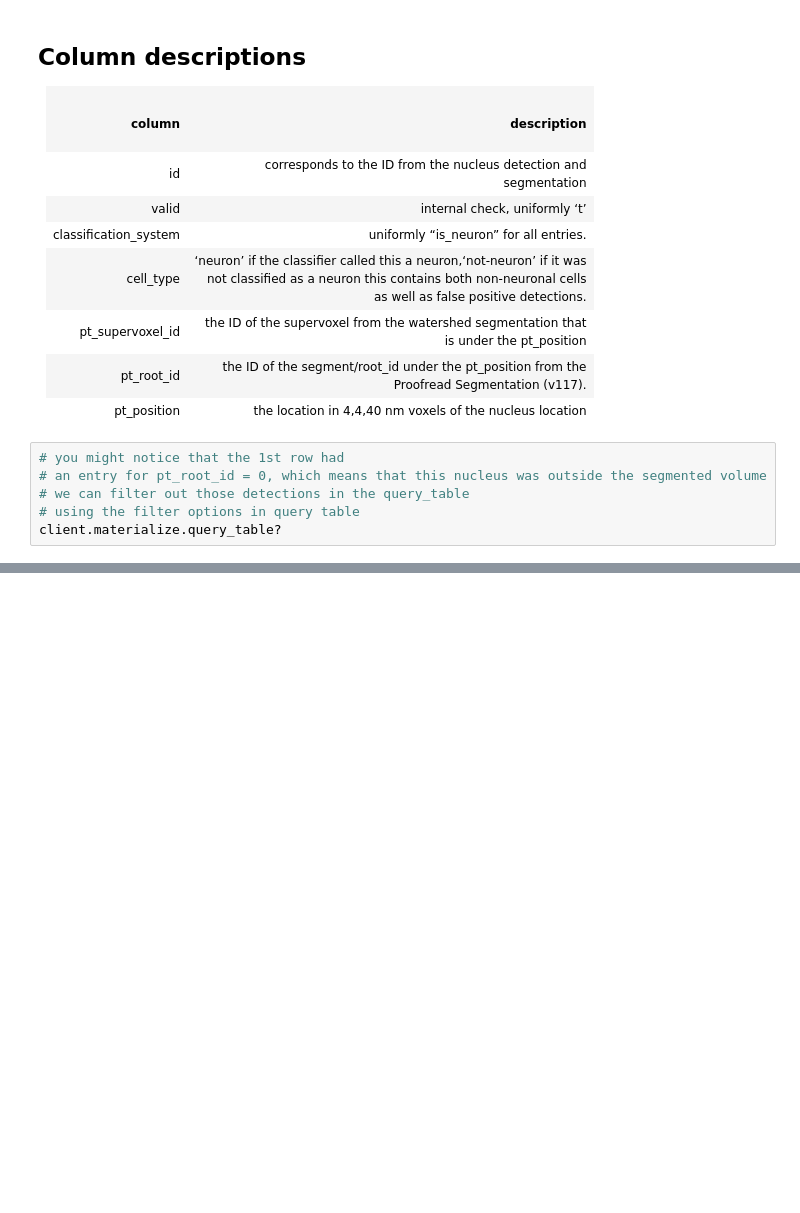
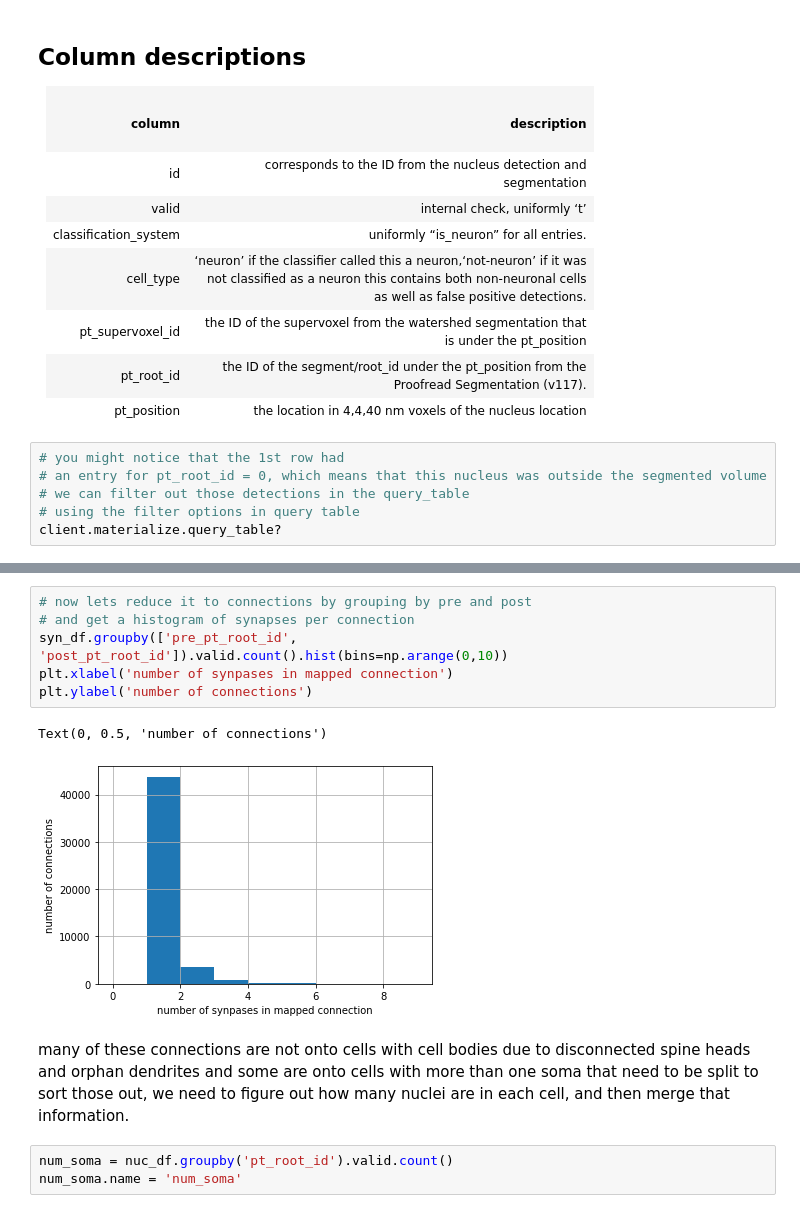
Before and after one commit to AllenInstitute/MicronsBinder, a Jupyter notebook: notebooks/mm3_intro/SynapseAndAnnotationQuery.ipynb, the cells around one changed output, grey strips where cells are left out. Drawn from its saved outputs; the diff is of its cells as text; blank space fills up the shorter version.

```diff
--- a/notebooks/mm3_intro/SynapseAndAnnotationQuery.ipynb
+++ b/notebooks/mm3_intro/SynapseAndAnnotationQuery.ipynb
@@ -243,0 +285,18 @@ prf_df=client.materialize.query_table('proofreading_status_public_release',
+# %%
+# now lets reduce it to connections by grouping by pre and post
+# and get a histogram of synapses per connection
+syn_df.groupby(['pre_pt_root_id', 'post_pt_root_id']).valid.count().hist(bins=np.arange(0,10))
+plt.xlabel('number of synpases in mapped connection')
+plt.ylabel('number of connections')
+# %% [output]
+Text(0, 0.5, 'number of connections')
+[figure, added]
+# %% [markdown]
+many of these connections are not onto cells with cell bodies
+due to disconnected spine heads and orphan dendrites
+and some are onto cells with more than one soma that need to be split
+to sort those out, we need to figure out how many nuclei are
+in each cell, and then merge that information.
+# %%
+num_soma = nuc_df.groupby('pt_root_id').valid.count()
+num_soma.name = 'num_soma'
```
Also changed, not shown: parts of 23 cells of this notebook.
